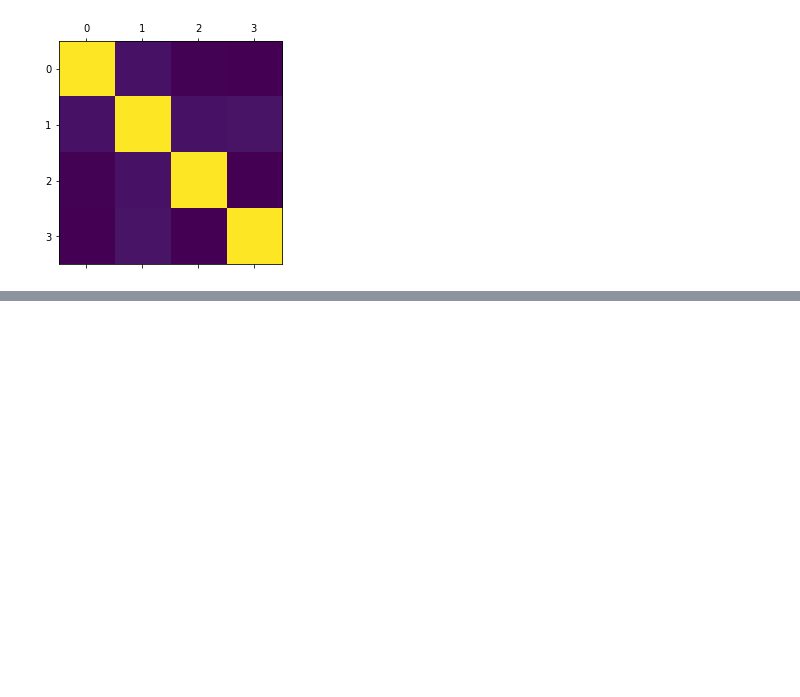
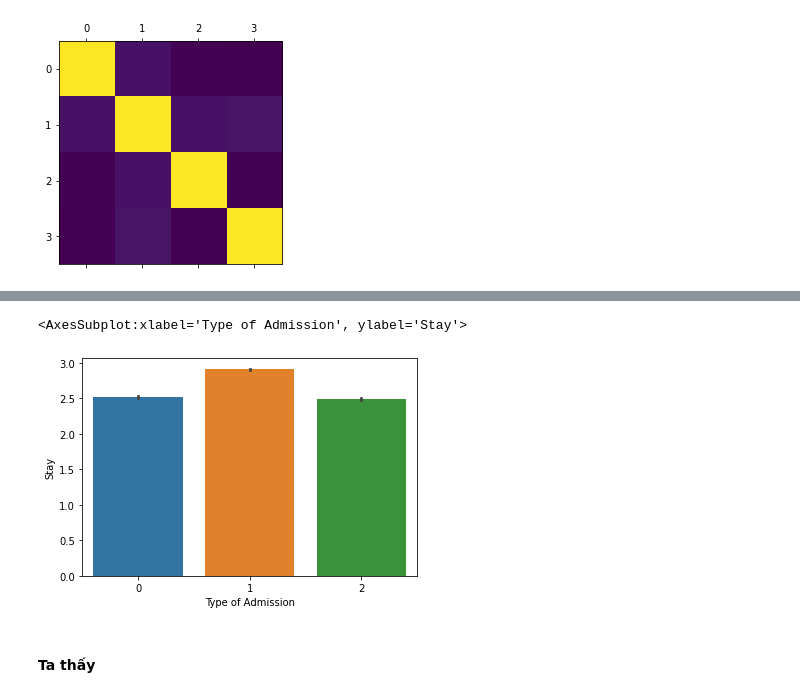
Before and after one commit to tuankiet-kii/DA-Covid-19-HeathCare, a Jupyter notebook: DA - HealthCare-Covid19.ipynb, the cells around one changed output, grey strips where cells are left out. Drawn from its saved outputs; the diff is of its cells as text; code cells hidden in the pictures; blank space fills up the shorter version.

```diff
--- a/DA - HealthCare-Covid19.ipynb
+++ b/DA - HealthCare-Covid19.ipynb
@@ -700,0 +771,7 @@ train_data_raw1.mean().sort_index().plot(style = ".")
+# %%
+sns.barplot(x= "Type of Admission",y= "Stay", data = train_raw2)
+# %% [output]
+<AxesSubplot:xlabel='Type of Admission', ylabel='Stay'>
+[figure, added]
+# %% [markdown]
+#### Ta thấy
```
Also changed, not shown: parts of 19 cells of this notebook.
